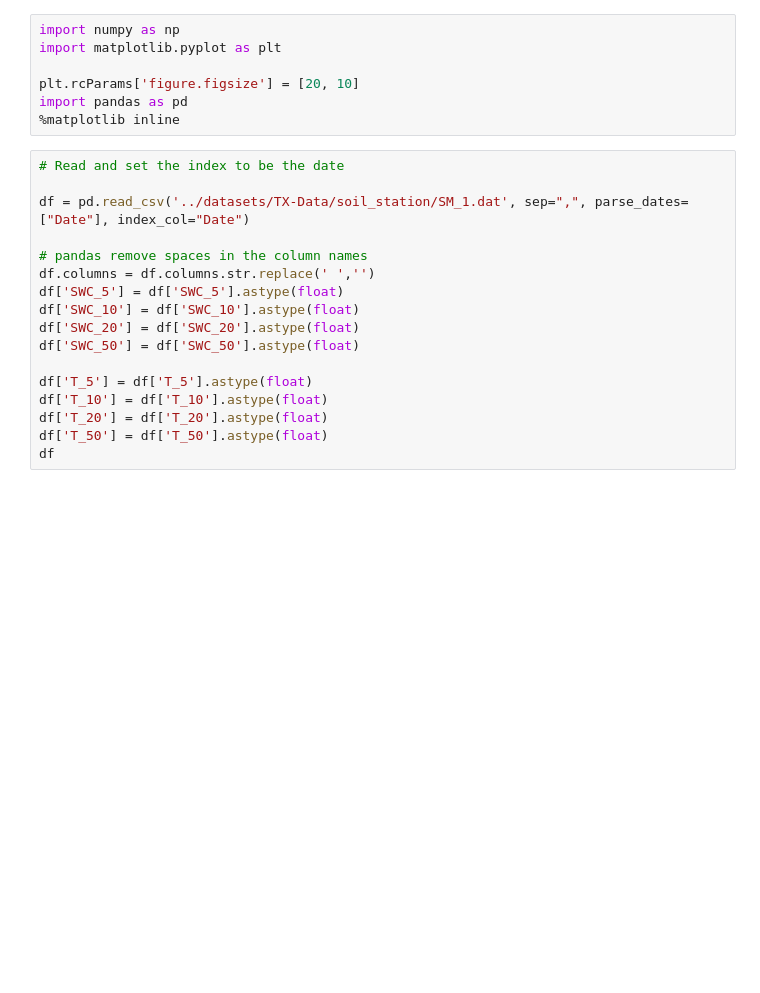
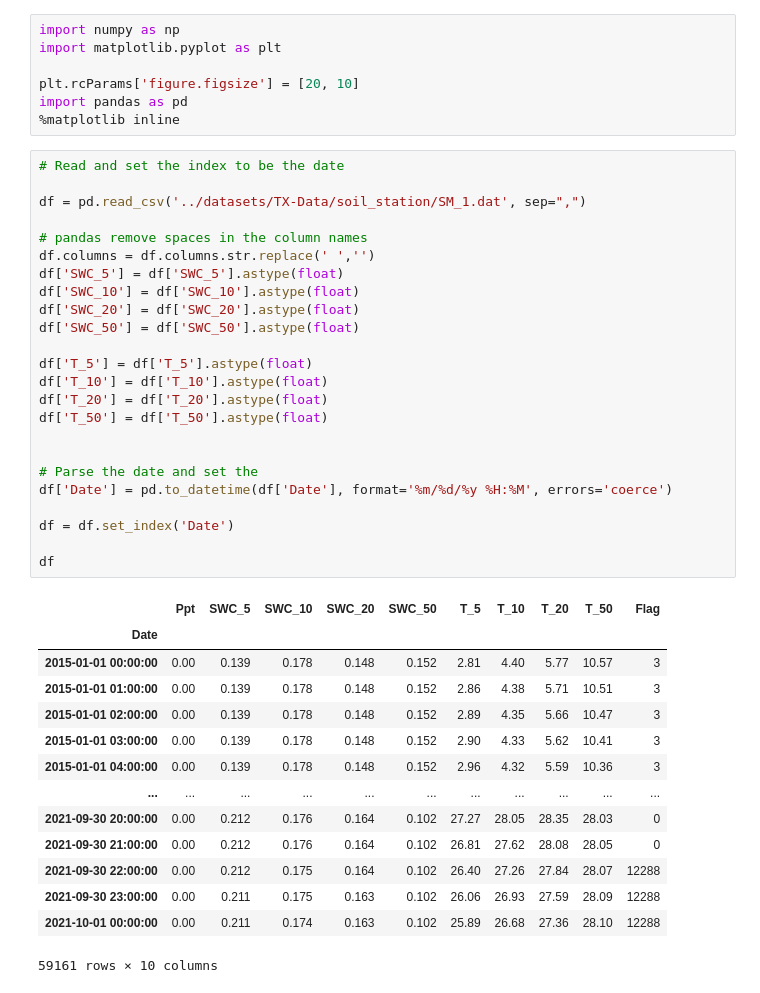
Before and after one commit to kiat/tx-soil-moisture, a Jupyter notebook: notebook/Data-Visualization-Soil-Station-1.ipynb, the cells around one changed output. Cells and saved outputs as stored; diff of their text form; blank space fills up the shorter version.

```diff
--- a/notebook/Data-Visualization-Soil-Station-1.ipynb
+++ b/notebook/Data-Visualization-Soil-Station-1.ipynb
@@ -8,19 +8,41 @@ import pandas as pd
 # %%
 # Read and set the index to be the date
 
-df = pd.read_csv('../datasets/TX-Data/soil_station/SM_1.dat', sep=",", parse_dates=["Date"], index_col="Date")
+df = pd.read_csv('../datasets/TX-Data/soil_station/SM_1.dat', sep=",")
 
 # pandas remove spaces in the column names
 df.columns = df.columns.str.replace(' ','')
 df['SWC_5'] = df['SWC_5'].astype(float)
 df['SWC_10'] = df['SWC_10'].astype(float)
 df['SWC_20'] = df['SWC_20'].astype(float)
 df['SWC_50'] = df['SWC_50'].astype(float)
 
 df['T_5'] = df['T_5'].astype(float)
 df['T_10'] = df['T_10'].astype(float)
 df['T_20'] = df['T_20'].astype(float)
 df['T_50'] = df['T_50'].astype(float)
+
+
+# Parse the date and set the
+df['Date'] = pd.to_datetime(df['Date'], format='%m/%d/%y %H:%M', errors='coerce')
+
+df = df.set_index('Date')
+
 df
+# %% [output]
+|  | Ppt | SWC_5 | SWC_10 | SWC_20 | SWC_50 | T_5 | T_10 | T_20 | T_50 | Flag |
+| Date |  |  |  |  |  |  |  |  |  |  |
+| 2015-01-01 00:00:00 | 0.00 | 0.139 | 0.178 | 0.148 | 0.152 | 2.81 | 4.40 | 5.77 | 10.57 | 3 |
+| 2015-01-01 01:00:00 | 0.00 | 0.139 | 0.178 | 0.148 | 0.152 | 2.86 | 4.38 | 5.71 | 10.51 | 3 |
+| 2015-01-01 02:00:00 | 0.00 | 0.139 | 0.178 | 0.148 | 0.152 | 2.89 | 4.35 | 5.66 | 10.47 | 3 |
+| 2015-01-01 03:00:00 | 0.00 | 0.139 | 0.178 | 0.148 | 0.152 | 2.90 | 4.33 | 5.62 | 10.41 | 3 |
+| 2015-01-01 04:00:00 | 0.00 | 0.139 | 0.178 | 0.148 | 0.152 | 2.96 | 4.32 | 5.59 | 10.36 | 3 |
+| ... | ... | ... | ... | ... | ... | ... | ... | ... | ... | ... |
+| 2021-09-30 20:00:00 | 0.00 | 0.212 | 0.176 | 0.164 | 0.102 | 27.27 | 28.05 | 28.35 | 28.03 | 0 |
+| 2021-09-30 21:00:00 | 0.00 | 0.212 | 0.176 | 0.164 | 0.102 | 26.81 | 27.62 | 28.08 | 28.05 | 0 |
+| 2021-09-30 22:00:00 | 0.00 | 0.212 | 0.175 | 0.164 | 0.102 | 26.40 | 27.26 | 27.84 | 28.07 | 12288 |
+| 2021-09-30 23:00:00 | 0.00 | 0.211 | 0.175 | 0.163 | 0.102 | 26.06 | 26.93 | 27.59 | 28.09 | 12288 |
+| 2021-10-01 00:00:00 | 0.00 | 0.211 | 0.174 | 0.163 | 0.102 | 25.89 | 26.68 | 27.36 | 28.10 | 12288 |
+59161 rows × 10 columns
 # %%
 df.index
```
Also changed, not shown: parts of 6 cells of this notebook.
